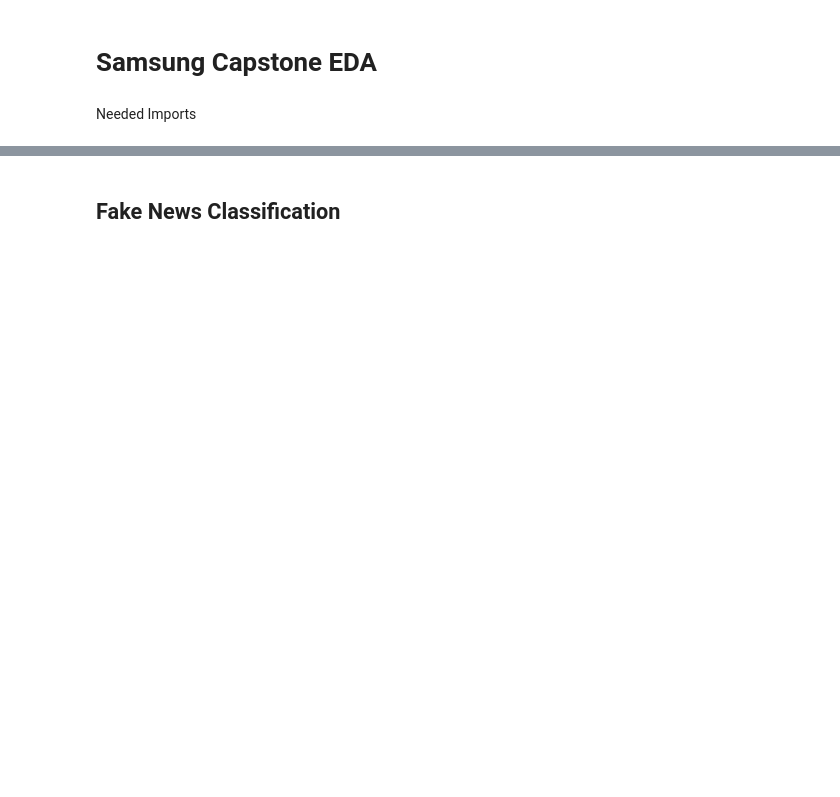
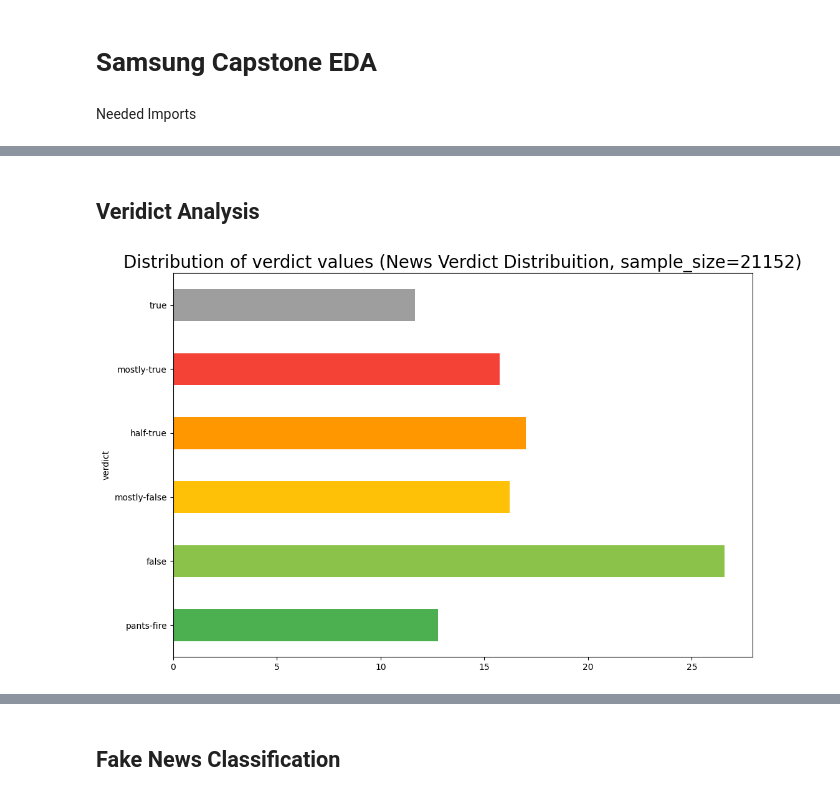
Before and after one commit to MrDuartePT/PolAIgraph, a Jupyter notebook: Truthify_EDA.ipynb, the cells around one changed output, grey strips where cells are left out. Saved outputs shown, nothing was run; the diff lists cells and outputs as text; code cells hidden in the pictures; blank space fills up the shorter version.

```diff
--- a/Truthify_EDA.ipynb
+++ b/Truthify_EDA.ipynb
@@ -56,0 +116,32 @@ Requirement already satisfied: six>=1.5 in /home/mrduarte/Documents/FCT/samsung/
+# %%
+# Load datataset Politifact Fact Check Dataset
+## Repo Link
+#politifact=pd.read_csv('https://raw.githubusercontent.com/JaimeFerreira2002/Truthify/refs/heads/main/Datasets/politifact_factcheck_data.json')
+## Locally/Codespaces
+politifact=pd.read_json(os.path.join('Datasets','politifact_factcheck_data.json'), lines=True)
+
+# Clean the dataset statement text and remove stop_words
+#politifact['statement']=politifact['statement'].apply(cleaner)
+politifact.insert(
+    politifact.columns.get_loc('statement') + 1,
+    'statement_no_stopwords',
+    politifact['statement'].apply(lambda x: standardize_data(cleaner(x), stop_words))
+)
+
+# Convert datetime to data type
+politifact['statement_date'] = pd.to_datetime(politifact['statement_date'])
+politifact['factcheck_date'] = pd.to_datetime(politifact['factcheck_date'])
+
+politifact.head(5)
+politifact.info()
+
+#No null values
+#print("Null values:")
+#politifact.isnull().sum()
+
+def print_one_row_politifact(index: int) -> None:
+    """Relevant collum for analysis"""
+    print(f"speaker: {politifact.iat[index, 1]}")
+    print(f"statement: {politifact.iat[index, 2]}")
+    print(f"source: {politifact.iat[index, 4]}")
+    print(f"label: {politifact.iat[index, 0]}")
@@ -56,0 +182,17 @@ Requirement already satisfied: six>=1.5 in /home/mrduarte/Documents/FCT/samsung/
+# %% [markdown]
+## Veridict Analysis
+# %%
+#politifact.verdict.value_counts()
+labels = ['true', 'mostly-true', 'half-true', 'mostly-false','false', 'pants-fire']
+colors = [
+    "#4CAF50",  # True - Green
+    "#8BC34A",  # Mostly True - Light Green
+    "#FFC107",  # Half True - Yellow
+    "#FF9800",  # Mostly False - Orange
+    "#F44336",  # False - Red
+    "#9E9E9E",  # Pants Fire - Gray
+]
+
+label_bar_chart(politifact, "News Verdict Distribuition", "verdict", labels, colors, percent_label=False)
+# %% [output]
+[figure, added]
```
Also changed, not shown: parts of 23 cells of this notebook.
